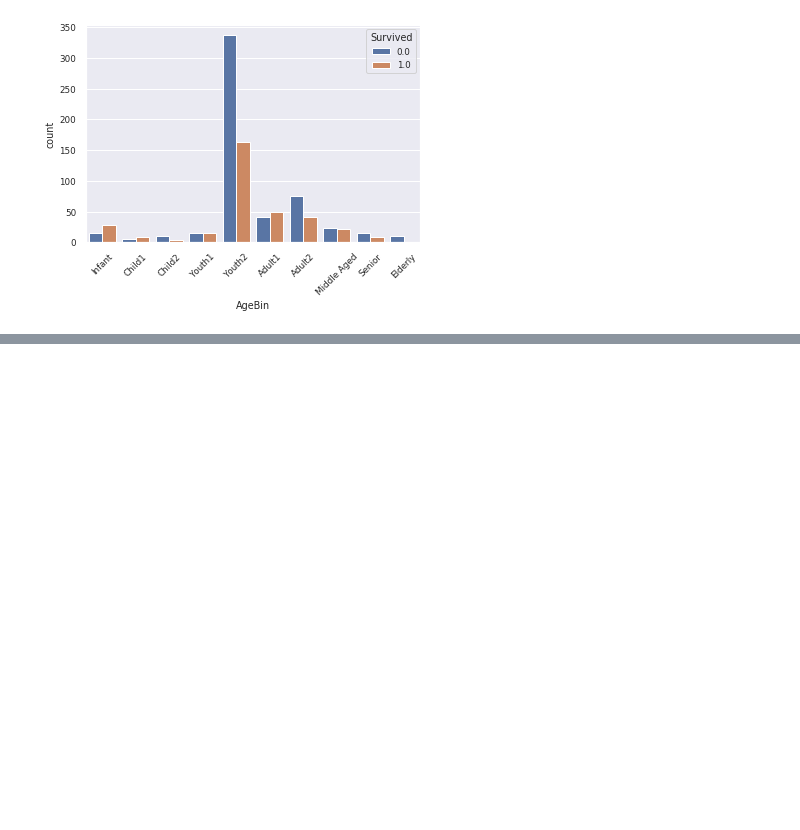
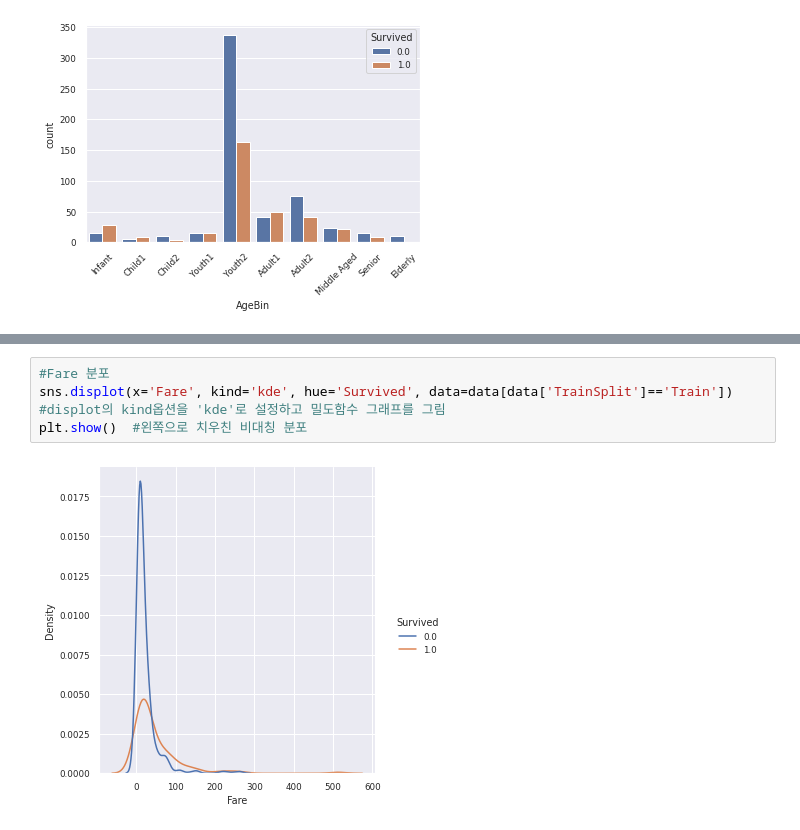
Before and after one commit to liz0904/ai_titanic, a Jupyter notebook: titanic_classification.ipynb, the cells around one changed output, grey strips where cells are left out. Drawn from its saved outputs; the diff is of its cells as text; blank space fills up the shorter version.

```diff
--- a/titanic_classification.ipynb
+++ b/titanic_classification.ipynb
@@ -375,0 +415,6 @@ plt.show()
+# %%
+#Fare 분포
+sns.displot(x='Fare', kind='kde', hue='Survived', data=data[data['TrainSplit']=='Train']) #displot의 kind옵션을 'kde'로 설정하고 밀도함수 그래프를 그림
+plt.show()  #왼쪽으로 치우친 비대칭 분포
+# %% [output]
+[figure, added]
```
Also changed, not shown: parts of 20 cells of this notebook.
